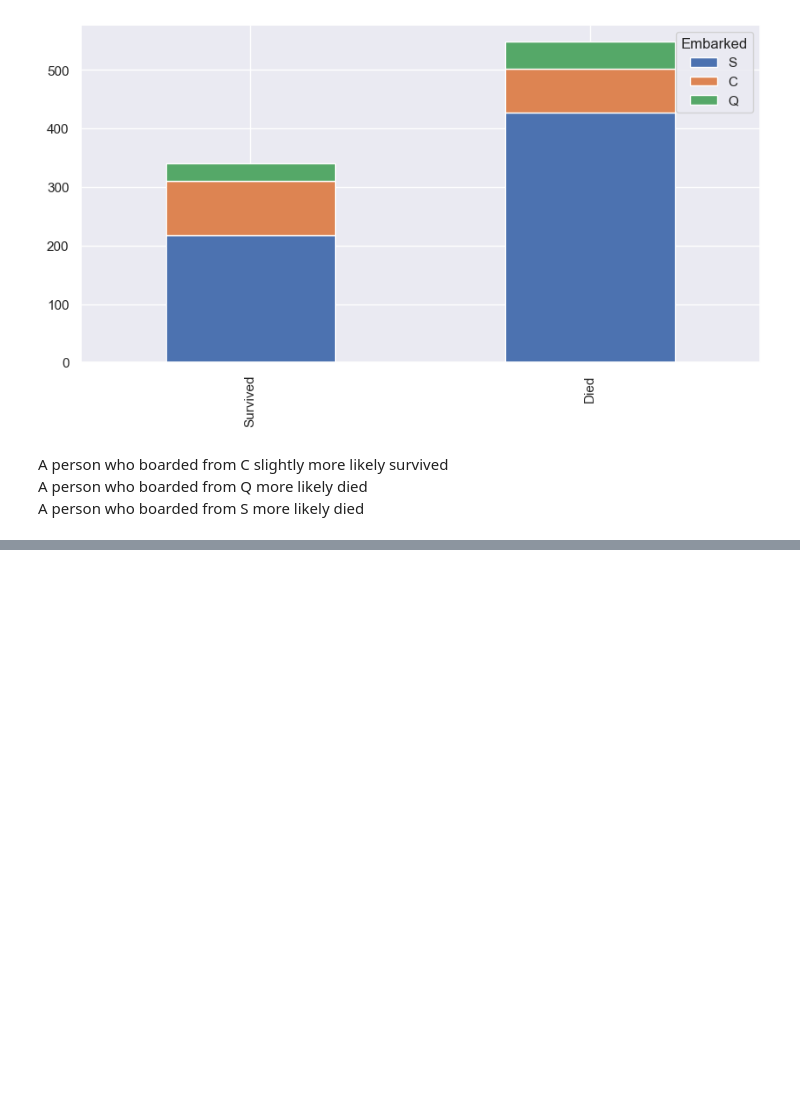
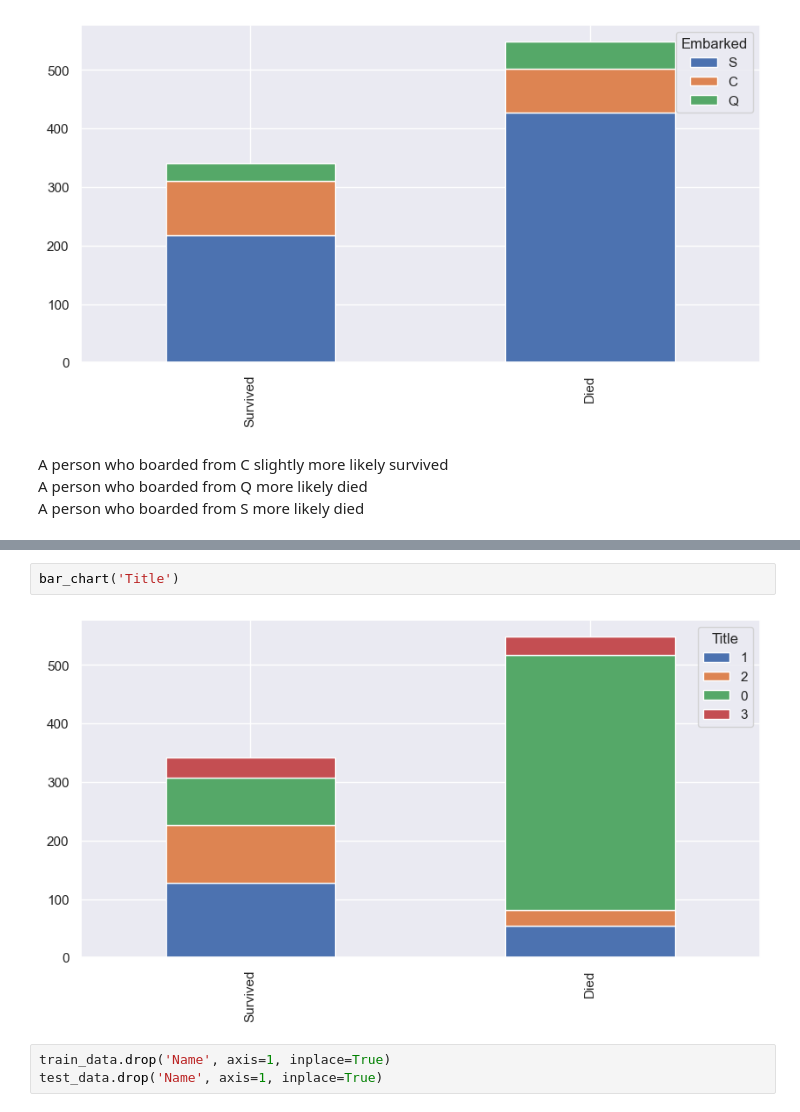
Before and after one commit to sophiembanda/SoftGrowTech_Kaggle_Titanic, a Jupyter notebook: Titanic.ipynb, the cells around one changed output, grey strips where cells are left out. Cells and saved outputs as stored; diff of their text form; blank space fills up the shorter version.

```diff
--- a/Titanic.ipynb
+++ b/Titanic.ipynb
@@ -169,0 +255,7 @@ A person who boarded from S more likely died
+# %%
+bar_chart('Title')
+# %% [output]
+[figure, added]
+# %%
+train_data.drop('Name', axis=1, inplace=True)
+test_data.drop('Name', axis=1, inplace=True)
```
Also changed, not shown: parts of 25 cells of this notebook.
